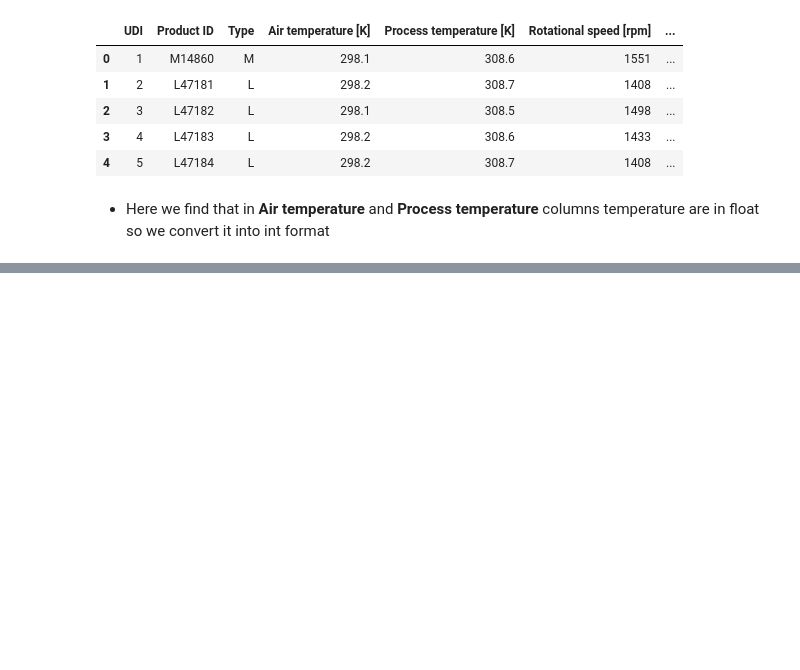
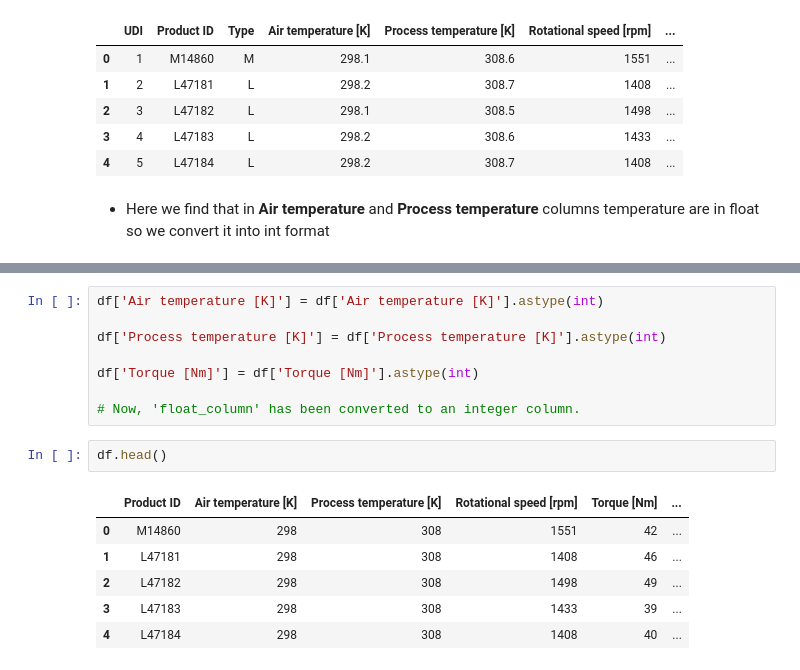
Before and after one commit to rajnish1602/Equipment-Failure-on-Sensor-Data, a Jupyter notebook: Code/EDA & Feature Engg..ipynb, the cells around one changed output, grey strips where cells are left out. Cells and saved outputs as stored; diff of their text form; blank space fills up the shorter version.

```diff
--- a/Code/EDA & Feature Engg..ipynb
+++ b/Code/EDA & Feature Engg..ipynb
@@ -357,0 +418,17 @@ df.head()
+# %%
+df['Air temperature [K]'] = df['Air temperature [K]'].astype(int)
+
+df['Process temperature [K]'] = df['Process temperature [K]'].astype(int)
+
+df['Torque [Nm]'] = df['Torque [Nm]'].astype(int)
+
+# Now, 'float_column' has been converted to an integer column.
+# %%
+df.head()
+# %% [output]
+|  | Product ID | Air temperature [K] | Process temperature [K] | Rotational speed [rpm] | Torque [Nm] | ... |
+| 0 | M14860 | 298 | 308 | 1551 | 42 | ... |
+| 1 | L47181 | 298 | 308 | 1408 | 46 | ... |
+| 2 | L47182 | 298 | 308 | 1498 | 49 | ... |
+| 3 | L47183 | 298 | 308 | 1433 | 39 | ... |
+| 4 | L47184 | 298 | 308 | 1408 | 40 | ... |
```
Also changed, not shown: parts of 9 cells of this notebook, 2 other files.
